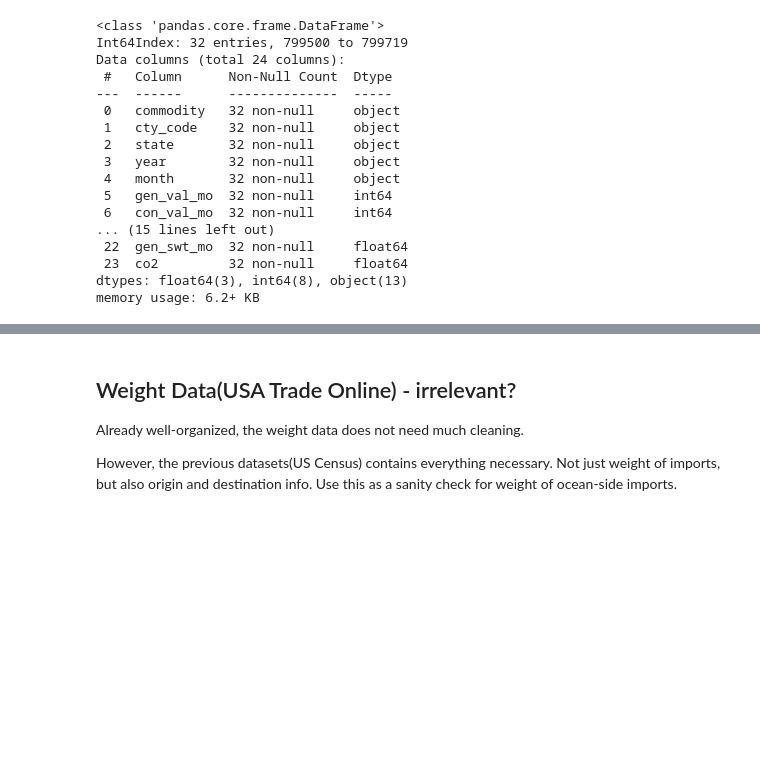
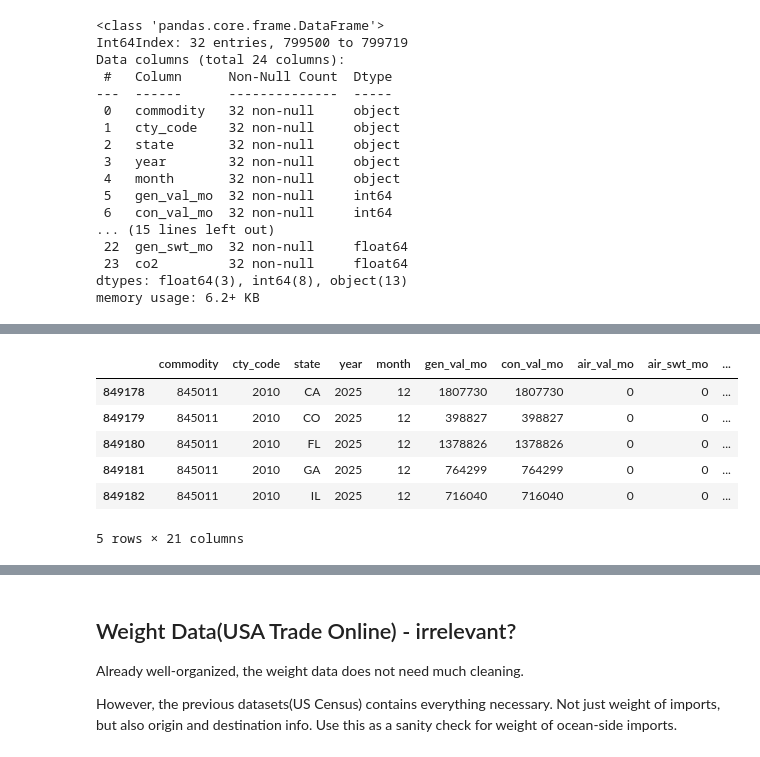
Before and after one commit to BirchTree1812/research_study_code, a Jupyter notebook: main.ipynb, the cells around one changed output, grey strips where cells are left out. Cells and saved outputs as stored; diff of their text form; code cells hidden in the pictures; blank space fills up the shorter version.

```diff
--- a/main.ipynb
+++ b/main.ipynb
@@ -780,0 +657,12 @@ df_land_imports_mex_tv_v1_2512.info()
+# %%
+df_land_imports_mex_wash_2512 = df_land_imports_mex_v1_2512[
+    df_land_imports_mex_v1_2512["commodity"].isin(["845011", "845020"])]
+df_land_imports_mex_wash_2512.head()
+# %% [output]
+|  | commodity | cty_code | state | year | month | gen_val_mo | con_val_mo | air_val_mo | air_swt_mo | ... |
+| 849178 | 845011 | 2010 | CA | 2025 | 12 | 1807730 | 1807730 | 0 | 0 | ... |
+| 849179 | 845011 | 2010 | CO | 2025 | 12 | 398827 | 398827 | 0 | 0 | ... |
+| 849180 | 845011 | 2010 | FL | 2025 | 12 | 1378826 | 1378826 | 0 | 0 | ... |
+| 849181 | 845011 | 2010 | GA | 2025 | 12 | 764299 | 764299 | 0 | 0 | ... |
+| 849182 | 845011 | 2010 | IL | 2025 | 12 | 716040 | 716040 | 0 | 0 | ... |
+5 rows × 21 columns
```
Also changed, not shown: parts of 40 cells of this notebook.
